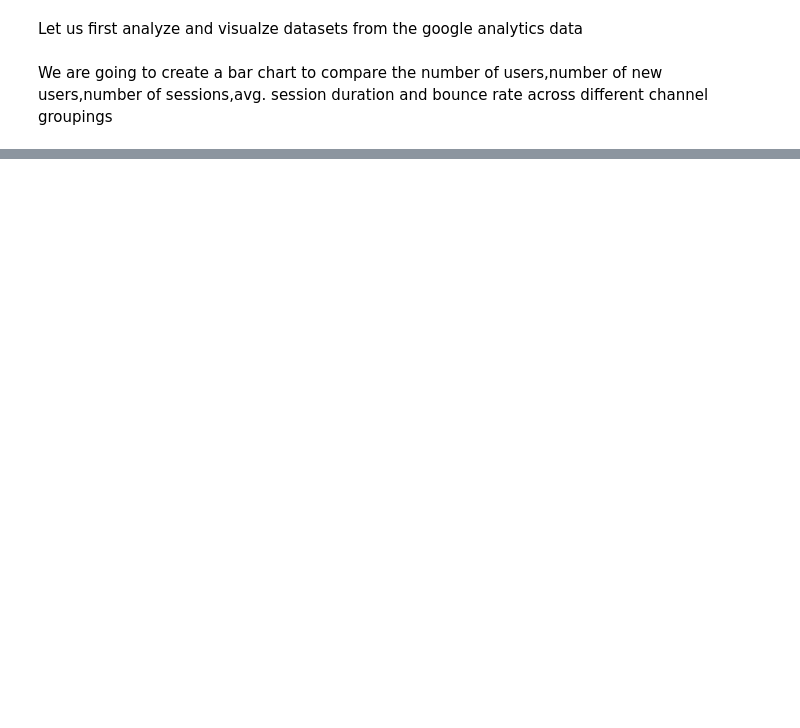
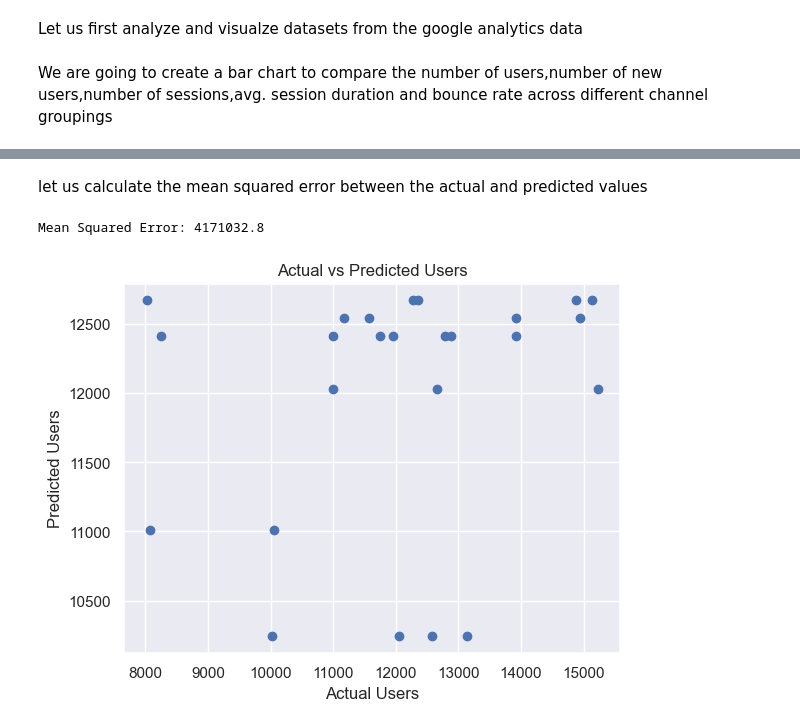
Before and after one commit to minat-hub/safe2choose, a Jupyter notebook: notebook/safe_2_choose_eda_notebook.ipynb, the cells around one changed output, grey strips where cells are left out. Saved outputs shown, nothing was run; the diff lists cells and outputs as text; code cells hidden in the pictures; blank space fills up the shorter version.

```diff
--- a/notebook/safe_2_choose_eda_notebook.ipynb
+++ b/notebook/safe_2_choose_eda_notebook.ipynb
@@ -537,0 +582,4 @@ viz.set_title("Number of users by Gender", fontsize = 25, weight='bold')
+# %%
+users_data["Day Index"] = pd.to_datetime(users_data["Day Index"])
+users_data["Weekday"] = users_data["Day Index"].dt.strftime("%a")
+users_data["Month"] = users_data["Day Index"].dt.strftime("%B")
@@ -537,0 +639,6 @@ viz.set_title("Number of users by Gender", fontsize = 25, weight='bold')
+# %%
+users_data.drop(columns=['Month',"Day Index"],inplace=True)
+# %%
+df = pd.get_dummies(users_data, columns=['Weekday'])
+
+X_train, X_test, y_train, y_test = train_test_split(df.drop('Users', axis=1), df['Users'], test_size=0.2)
@@ -537,0 +654,19 @@ viz.set_title("Number of users by Gender", fontsize = 25, weight='bold')
+# %%
+reg = LinearRegression().fit(X_train, y_train)
+
+y_pred = reg.predict(X_test)
+# %% [markdown]
+let us calculate the mean squared error between the actual and predicted values
+# %%
+mse = mean_squared_error(y_test, y_pred)
+print("Mean Squared Error:", mse)
+# %% [output]
+Mean Squared Error: 4171032.8
+# %%
+plt.scatter(y_test, y_pred)
+plt.xlabel("Actual Users")
+plt.ylabel("Predicted Users")
+plt.title("Actual vs Predicted Users")
+plt.show()
+# %% [output]
+[figure, added]
```
Also changed, not shown: parts of 28 cells of this notebook, 3 other files.
